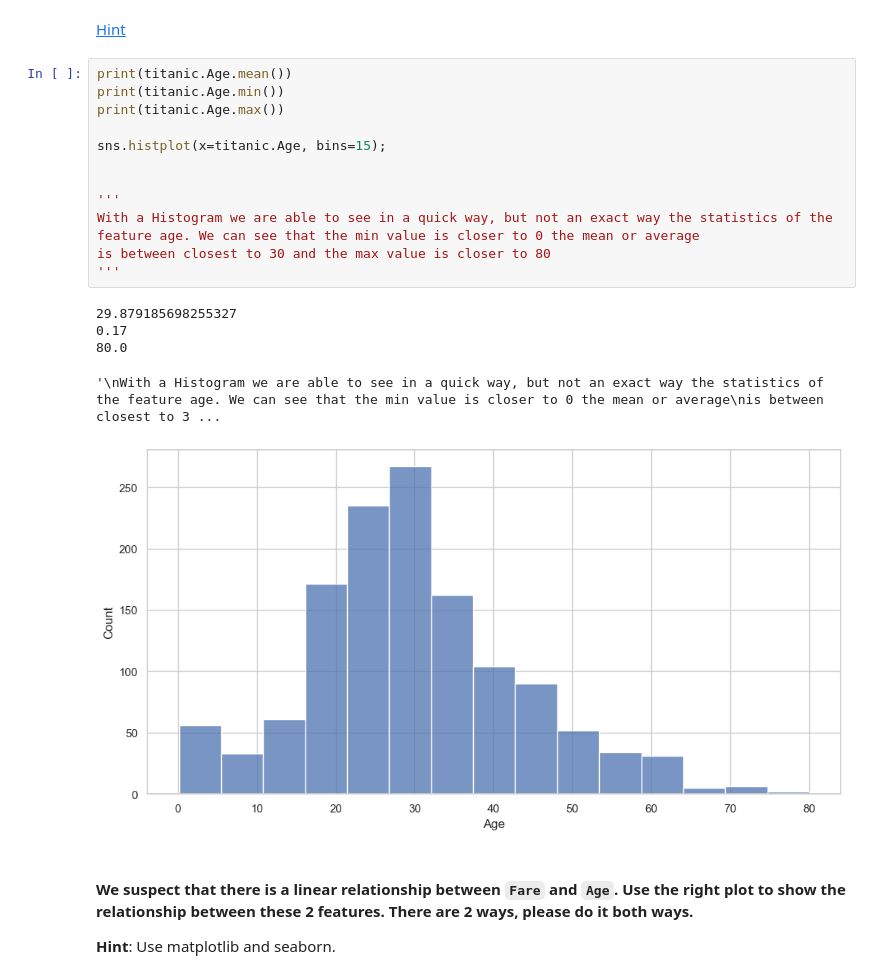
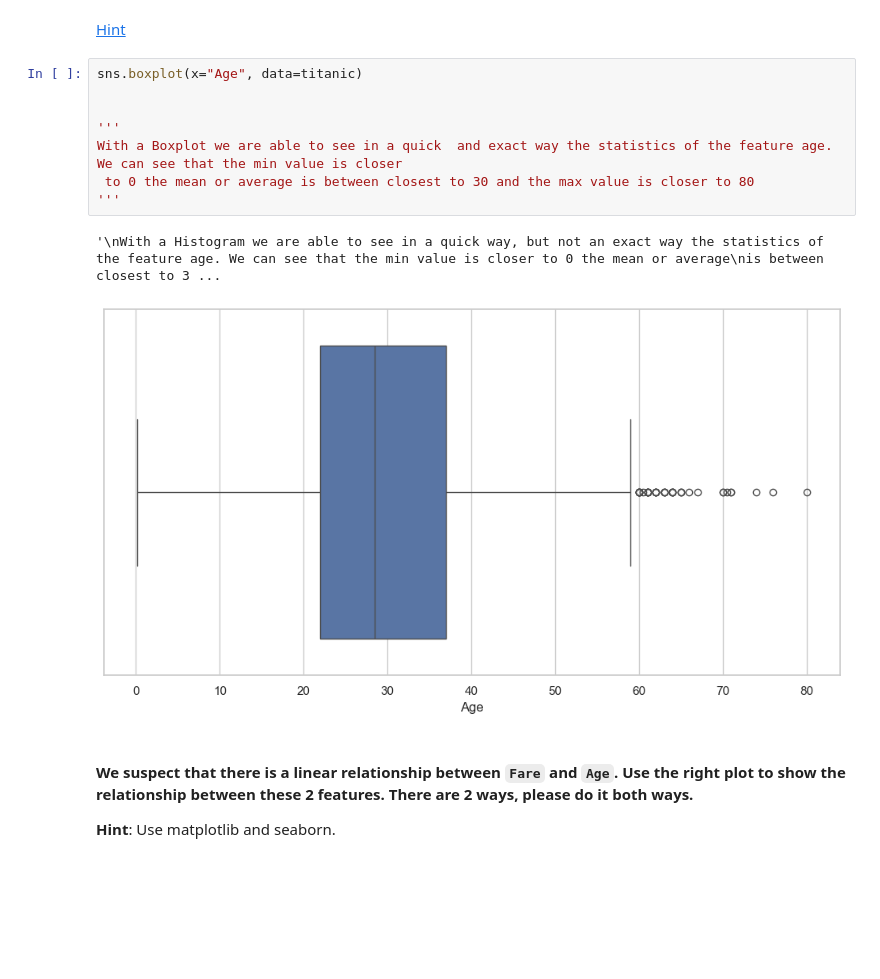
Before and after one commit to Ironhack-data-bcn-oct-2023/lab-matplotlib-seaborn, a Jupyter notebook: your-code/challenge-2.ipynb, the cells around one changed output. Cells and saved outputs as stored; diff of their text form; blank space fills up the shorter version.

```diff
--- a/your-code/challenge-2.ipynb
+++ b/your-code/challenge-2.ipynb
@@ -130,23 +131,16 @@ Passing `palette` without assigning `hue` is deprecated and will be removed in v
 # %% [markdown]
 [Hint](https://seaborn.pydata.org/generated/seaborn.boxplot.html)
 # %%
-print(titanic.Age.mean())
-print(titanic.Age.min())
-print(titanic.Age.max())
-
-sns.histplot(x=titanic.Age, bins=15);
+sns.boxplot(x="Age", data=titanic)
 
 
 '''
-With a Histogram we are able to see in a quick way, but not an exact way the statistics of the feature age. We can see that the min value is closer to 0 the mean or average
-is between closest to 30 and the max value is closer to 80
+With a Boxplot we are able to see in a quick  and exact way the statistics of the feature age. We can see that the min value is closer
+ to 0 the mean or average is between closest to 30 and the max value is closer to 80
 '''
 # %% [output]
-29.879185698255327
-0.17
-80.0
+'\nWith a Histogram we are able to see in a quick way, but not an exact way the statistics of the feature age. We can see that the min value is closer to 0 the mean or average\nis between closest to 3 ...
-'\nWith a Histogram we are able to see in a quick way, but not an exact way the statistics of the feature age. We can see that the min value is closer to 0 the mean or average\nis between closest to 3 ...
-[figure, old version]
+[figure, new version]
 # %% [markdown]
 #### We suspect that there is a linear relationship between `Fare` and `Age`. Use the right plot to show the relationship between these 2 features. There are 2 ways, please do it both ways.
 **Hint**: Use matplotlib and seaborn.
```
Also changed, not shown: parts of 4 cells of this notebook.
